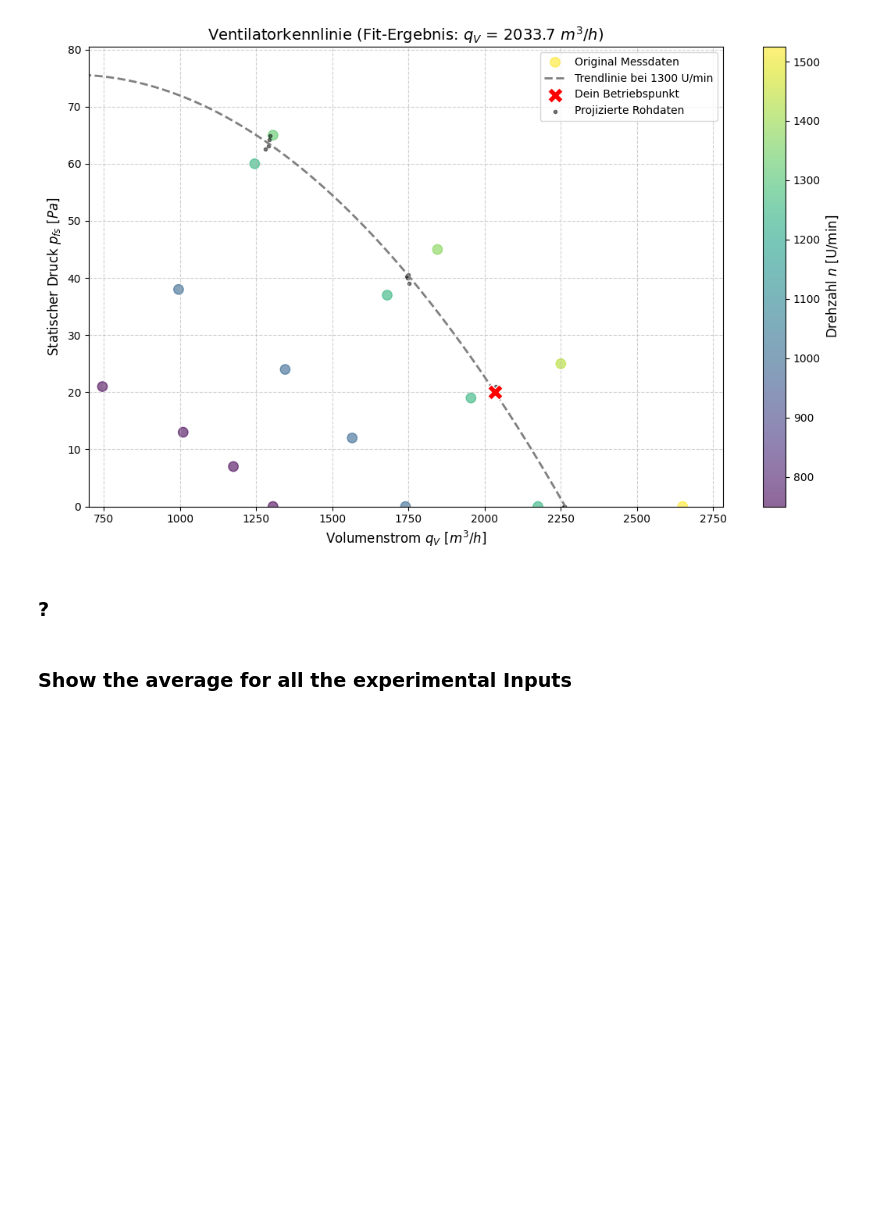
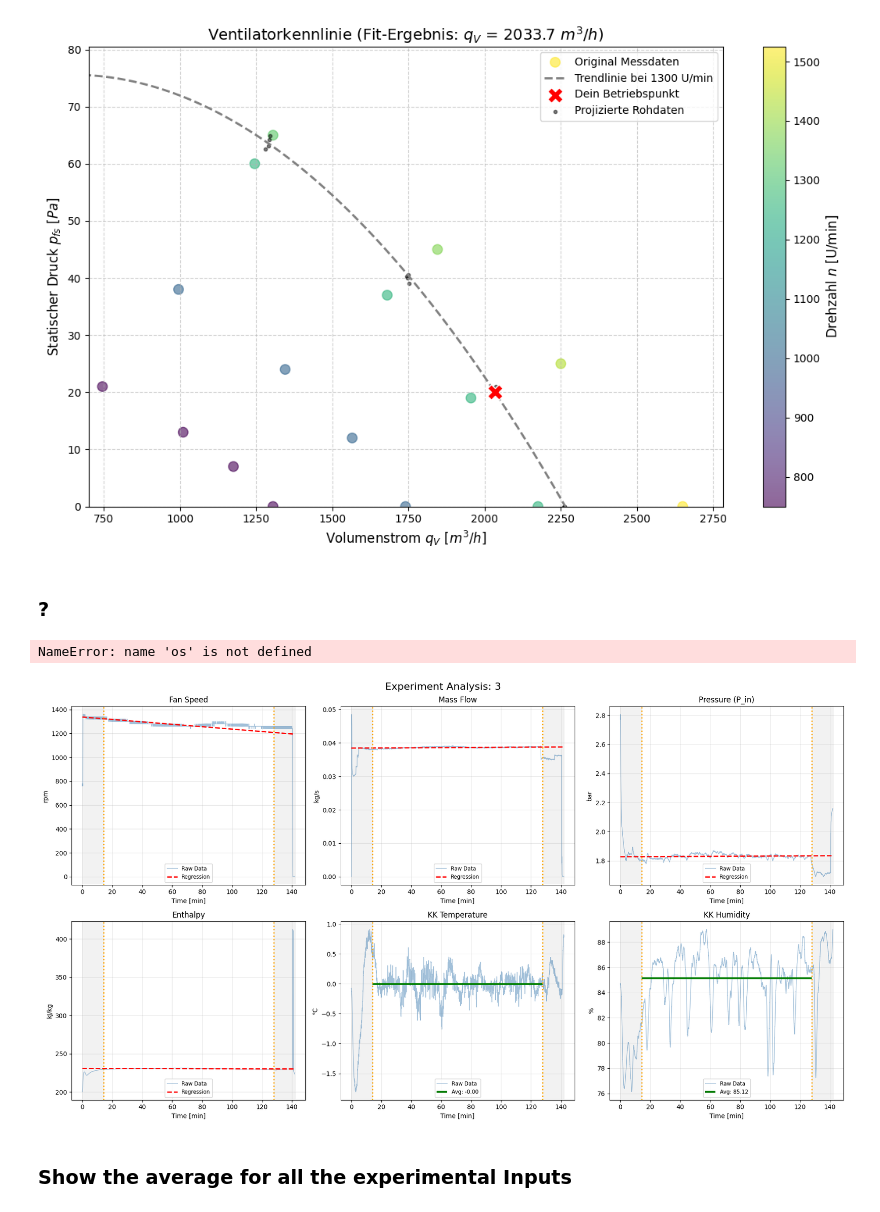
Before and after one commit to RWTH-EBC/vclibpy, a Jupyter notebook: frost_evaporator_nba/notebooks/OptiAbt_Daten_management.ipynb, the cells around one changed output. Cells and saved outputs as stored; diff of their text form; code cells hidden in the pictures; blank space fills up the shorter version.

```diff
--- a/frost_evaporator_nba/notebooks/OptiAbt_Daten_management.ipynb
+++ b/frost_evaporator_nba/notebooks/OptiAbt_Daten_management.ipynb
@@ -1323,37 +1515,40 @@ def analyze_experiment(exp_id: str, path: Path, cutoff_pct: float) -> Experiment
             averages=(t_avg, rh_avg),
             trends=trends,
             raw_time=x_time,
             mask_stable=mask_stable,
             cutoff_pct=cutoff_pct,
             data_trends=series_map,
             data_avg=series_avg
         )
 
     except Exception as e:
         # Return an object that represents the error state
         return ExperimentInputs(
             id=exp_id,
             duration=0.0,
             averages=(0.0, 0.0),
             trends={},
             raw_time=np.array([]),
             mask_stable=np.array([]),
             cutoff_pct=cutoff_pct,
             data_trends={},
             data_avg={},
             error=str(e)
         )
 
 
 # ===============================================================================
 # EXAMPLE USAGE (Uncomment to test)
 # ===============================================================================
 
-# exp_id = 3
+exp_id = 3
 
-for exp_id in range(1, 68):
-    result = analyze_experiment(exp_id, Path(r"D:\mbc_nba\OptiAbt_Daten\Versuche\CSV_Export"), cutoff_pct=0.1)
-    result.plot(Path(r"D:\mbc_nba\OptiAbt_Daten\Versuche\CSV_Export"))
+# for exp_id in range(1, 68):
+result = analyze_experiment(exp_id, Path(r"D:\mbc_nba\OptiAbt_Daten\Versuche\CSV_Export"), cutoff_pct=0.1)
+result.plot(Path(r"D:\mbc_nba\OptiAbt_Daten\Versuche\CSV_Export"))
+# %% [output]
+NameError: name 'os' is not defined
+[figure, added]
 # %% [markdown]
 ### Show the average for all the experimental Inputs
 # %%
```
Also changed, not shown: parts of 1 cell of this notebook, 20 other files.
